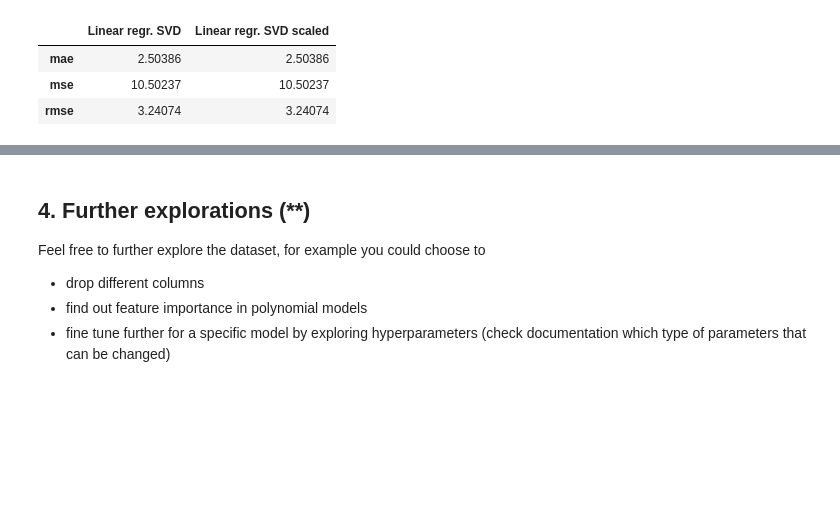
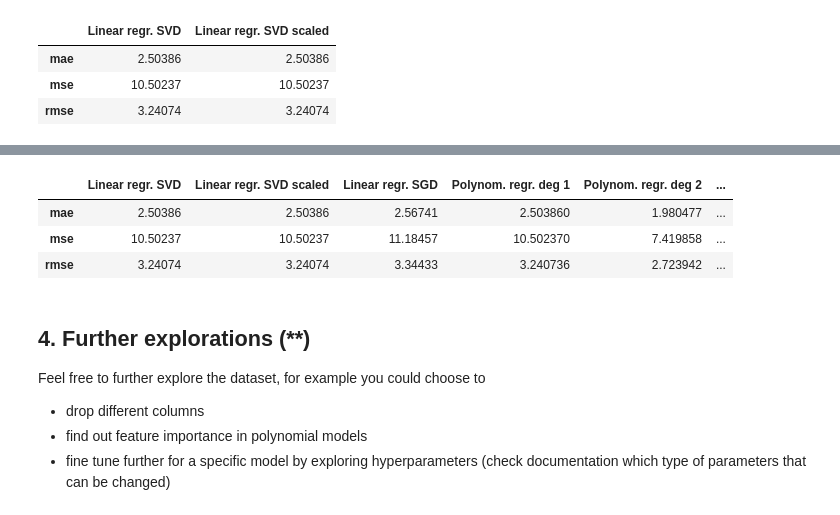
Before and after one commit to yuna-liu/Maskininlarning-Yuna-Liu, a Jupyter notebook: Exercises/E02_sklearn.ipynb, the cells around one changed output, grey strips where cells are left out. Saved outputs shown, nothing was run; the diff lists cells and outputs as text; code cells hidden in the pictures; blank space fills up the shorter version.

```diff
--- a/Exercises/E02_sklearn.ipynb
+++ b/Exercises/E02_sklearn.ipynb
@@ -396,3 +401,29 @@ df
+# %%
+from sklearn.preprocessing import PolynomialFeatures
+
+for deg in range(1,4):
+    poly = PolynomialFeatures(degree = deg, include_bias=False)
+
+    poly_features_train = poly.fit_transform(X_train)
+    poly_regression = LinearRegression()
+    poly_regression.fit(poly_features_train, y_train)
+
+    poly_features_test = poly.fit_transform(X_test)
+    y_pred_poly = poly_regression.predict(poly_features_test)
+
+    mae_poly = mean_absolute_error(y_test, y_pred_poly)
+    mse_poly = mean_squared_error(y_test, y_pred_poly)
+    rmse_poly = np.sqrt(mse_poly)
+    rmse_poly
+
+    df.insert(df.shape[1], f'Polynom. regr. deg {deg}', [mae_poly, mse_poly, rmse_poly])
+
+df
+# %% [output]
+|  | Linear regr. SVD | Linear regr. SVD scaled | Linear regr. SGD | Polynom. regr. deg 1 | Polynom. regr. deg 2 | ... |
+| mae | 2.50386 | 2.50386 | 2.56741 | 2.503860 | 1.980477 | ... |
+| mse | 10.50237 | 10.50237 | 11.18457 | 10.502370 | 7.419858 | ... |
+| rmse | 3.24074 | 3.24074 | 3.34433 | 3.240736 | 2.723942 | ... |
 # %% [markdown]
 
 ## 4. Further explorations (**)
```
Also changed, not shown: parts of 3 cells of this notebook, 1 other file.
